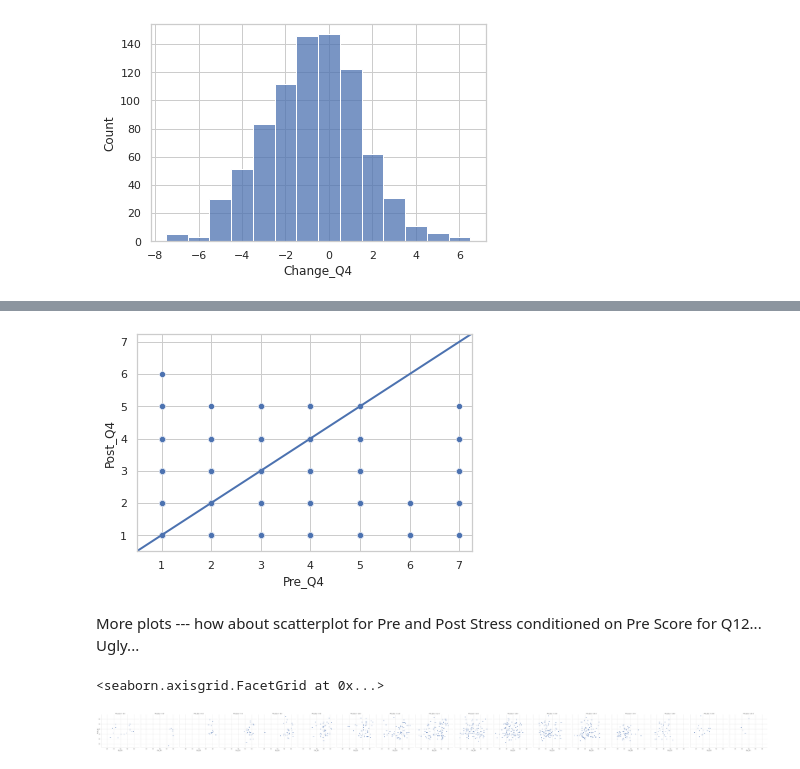
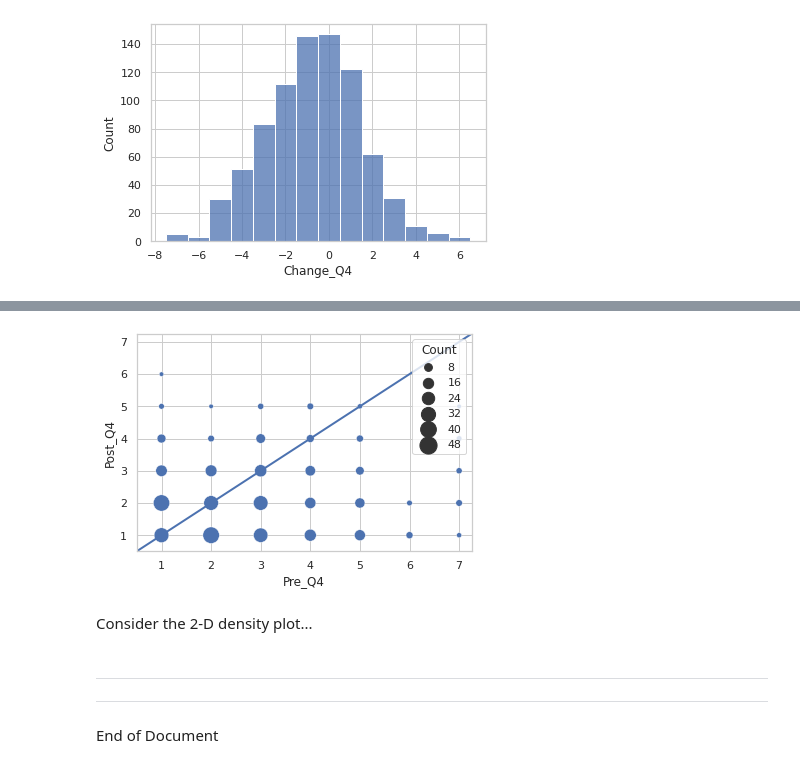
Before and after one commit to yardsale8/DSCI325, a Jupyter notebook: Module3_Part6_Python.ipynb, the cells around one changed output, grey strips where cells are left out. Saved outputs shown, nothing was run; the diff lists cells and outputs as text; code cells hidden in the pictures.

```diff
--- a/Module3_Part6_Python.ipynb
+++ b/Module3_Part6_Python.ipynb
@@ -912,0 +913,9 @@ histplot = sns.histplot(x="Change_Q4", discrete=True, data=All_Scores)
+# %%
+Q4_Counts = (
+                All_Scores
+                >> select(X.Pre_Q4,X.Post_Q4)
+                >> group_by(X.Pre_Q4,X.Post_Q4)
+                >> summarize(Count = X.Pre_Q4.count())
+            )
+
+print(Q4_Counts.to_string(index=False, max_rows=10))
@@ -913,24 +935,15 @@ histplot = sns.histplot(x="Change_Q4", discrete=True, data=All_Scores)
 # %%
 
-xyplot = sns.scatterplot(x="Pre_Q4", y="Post_Q4", data=All_Scores)
+xyplot = sns.scatterplot(x="Pre_Q4", y="Post_Q4", size="Count", sizes = (20,300), data=Q4_Counts)
 
 # control x and y limits
 plt.ylim(0.5, 7.25)
 plt.xlim(0.5, 7.25)
 
 plt.plot([0, 8], [0, 8], linewidth=2)
 
 plt.show()
 # %% [output]
-[figure, old version]
+[figure, new version]
-# %% [markdown]
-More plots --- how about scatterplot for Pre and Post Stress conditioned on Pre Score for Q12...  Ugly...
-# %%
-sns.relplot(
-    data=All_Scores, x="Pre_Q3", y="Post_Q3",
-    col="Pre_Q12",
-    kind="scatter"
-)
-# %% [output]
-<seaborn.axisgrid.FacetGrid at 0x...>
-[figure, removed]
+# %% [markdown]
+Consider the 2-D density plot...
@@ -936,0 +966,10 @@ sns.relplot(
+# %% [markdown]
+
+
+---
+
+
+
+---
+
+End of Document
```
Also changed, not shown: parts of 29 cells of this notebook.
